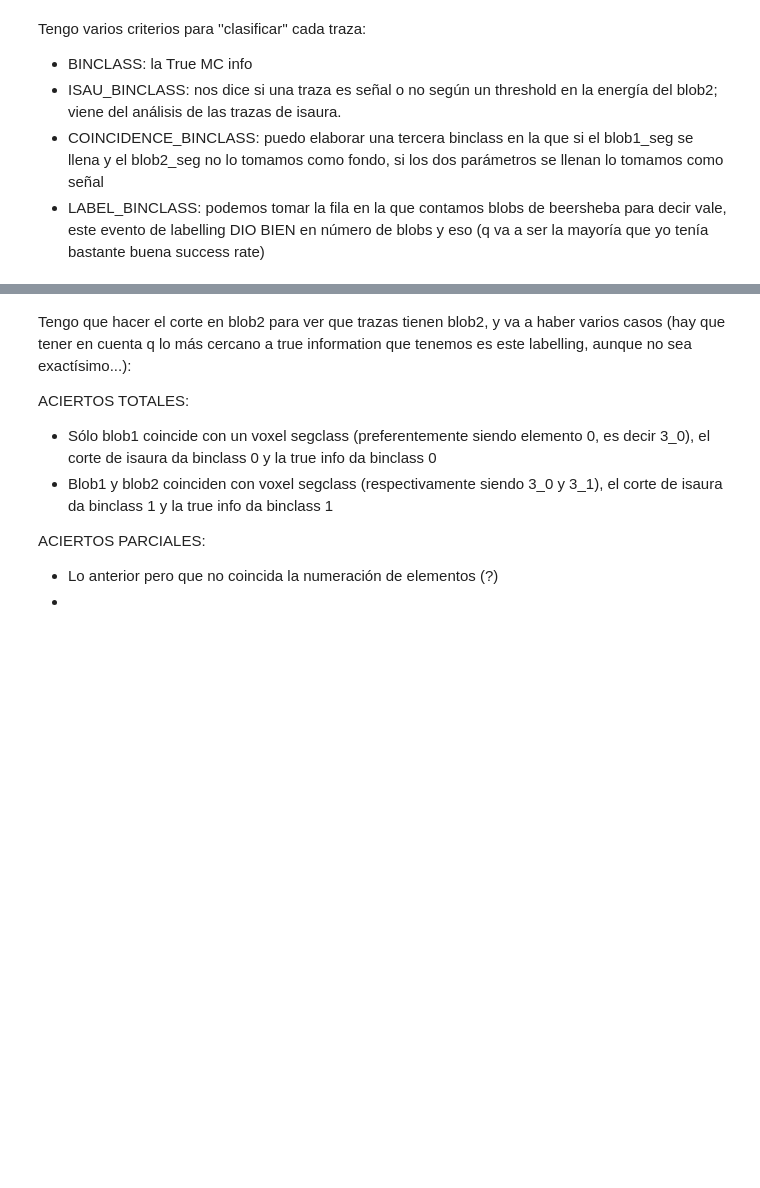
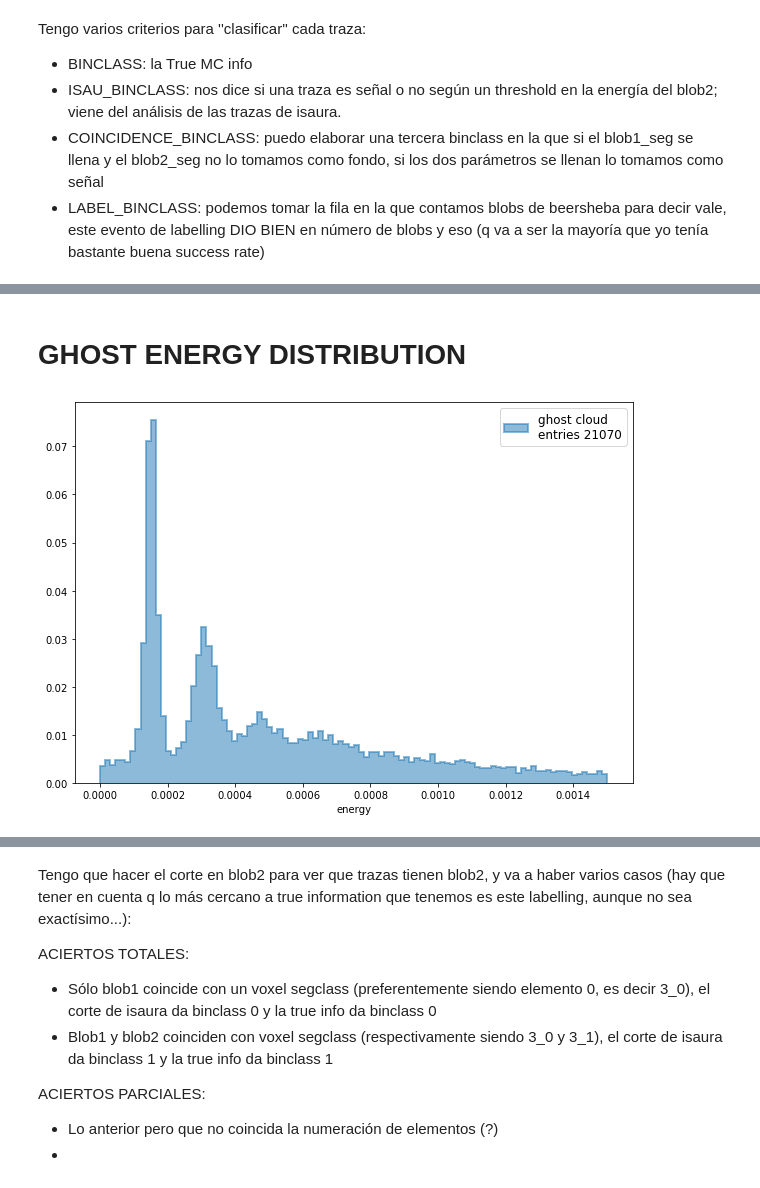
Before and after one commit to martinperezmaneiro/data_labelling, a Jupyter notebook: examples/isaura_analysis.ipynb, the cells around one changed output, grey strips where cells are left out. Saved outputs shown, nothing was run; the diff lists cells and outputs as text; code cells hidden in the pictures; blank space fills up the shorter version.

```diff
--- a/examples/isaura_analysis.ipynb
+++ b/examples/isaura_analysis.ipynb
@@ -34,2 +41,0 @@ Object Tree:
-# %%
-dio.load_dst(file, 'DATASET', 'MCHits')
@@ -595,0 +691,8 @@ Vale, creo q voy a procurar q por iteración se haga un [a, a, a] y un [a, a, a
+# %% [markdown]
+# GHOST ENERGY DISTRIBUTION
+# %%
+ghost_clouds = beersh_voxels[beersh_voxels.segclass == 7][['dataset_id', 'elem', 'elem_ener', 'cloud', 'cloud_ener']].drop_duplicates()
+# %%
+#eliminate the clouds that arent exclusively from a segclass by equaling the cloud and elem ener
+#need to round because some of them have a bit of discordance on the last decimals but not worrying
+ghost_clouds = ghost_clouds[round(ghost_clouds.elem_ener, 7) == round(ghost_clouds.cloud_ener, 7)]
@@ -595,0 +704,14 @@ Vale, creo q voy a procurar q por iteración se haga un [a, a, a] y un [a, a, a
+# %%
+nbins = 100
+xrange = (0, 0.05)
+# %%
+plt.figure(figsize = (10, 7))
+data = ghost_clouds.cloud_ener
+nevents = len(data)
+plt.hist(data, bins = nbins, range = (0, 0.0015), weights=np.ones(nevents) / nevents,
+         histtype = 'step', alpha = 0.5, fill = True, linewidth = 2, label = 'ghost cloud \nentries {}'.format(nevents))
+plt.xlabel('energy')
+plt.legend(prop={'size': 12})
+plt.show()
+# %% [output]
+[figure, added]
```
Also changed, not shown: parts of 268 cells of this notebook, 6 other files.
